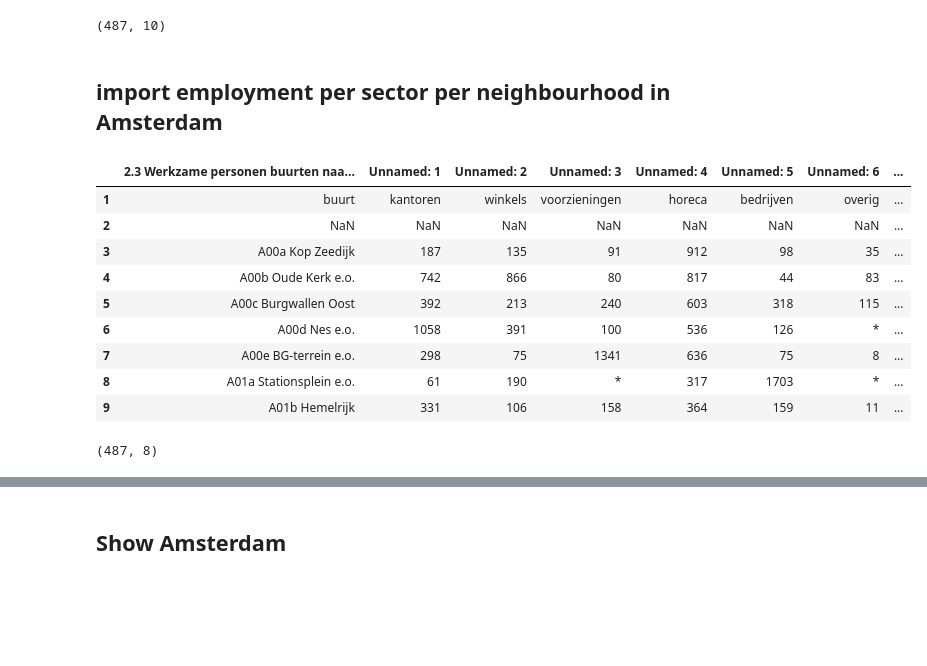
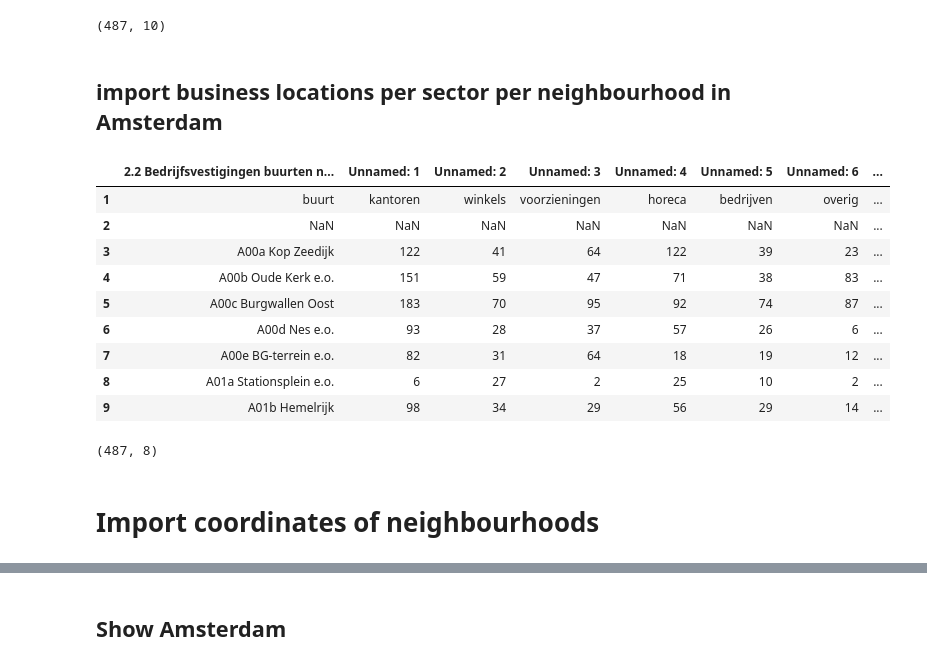
Before and after one commit to LeonBlueserve/Capstone, a Jupyter notebook: Dataset.ipynb, the cells around one changed output, grey strips where cells are left out. Drawn from its saved outputs; the diff is of its cells as text; code cells hidden in the pictures; blank space fills up the shorter version.

```diff
--- a/Dataset.ipynb
+++ b/Dataset.ipynb
@@ -59,23 +61,25 @@ dfcord.shape
 # %% [output]
 (487, 10)
 # %% [markdown]
-## import employment per sector per neighbourhood in Amsterdam
+## import business locations per sector per neighbourhood in Amsterdam
 # %%
-url2 = "https://api.data.amsterdam.nl/dcatd/datasets/-fotdSpwjmSK9Q/purls/3"
+url2 = "https://api.data.amsterdam.nl/dcatd/datasets/-fotdSpwjmSK9Q/purls/2"
 dfsectors = pd.read_excel(url2)
 dfsectors[1:10]
 # %% [output]
-|  | 2.3 Werkzame personen buurten naa... | Unnamed: 1 | Unnamed: 2 | Unnamed: 3 | Unnamed: 4 | Unnamed: 5 | Unnamed: 6 | ... |
+|  | 2.2 Bedrijfsvestigingen buurten n... | Unnamed: 1 | Unnamed: 2 | Unnamed: 3 | Unnamed: 4 | Unnamed: 5 | Unnamed: 6 | ... |
 | 1 | buurt | kantoren | winkels | voorzieningen | horeca | bedrijven | overig | ... |
 | 2 | NaN | NaN | NaN | NaN | NaN | NaN | NaN | ... |
-| 3 | A00a Kop Zeedijk | 187 | 135 | 91 | 912 | 98 | 35 | ... |
-| 4 | A00b Oude Kerk e.o. | 742 | 866 | 80 | 817 | 44 | 83 | ... |
-| 5 | A00c Burgwallen Oost | 392 | 213 | 240 | 603 | 318 | 115 | ... |
-| 6 | A00d Nes e.o. | 1058 | 391 | 100 | 536 | 126 | * | ... |
-| 7 | A00e BG-terrein e.o. | 298 | 75 | 1341 | 636 | 75 | 8 | ... |
-| 8 | A01a Stationsplein e.o. | 61 | 190 | * | 317 | 1703 | * | ... |
-| 9 | A01b Hemelrijk | 331 | 106 | 158 | 364 | 159 | 11 | ... |
+| 3 | A00a Kop Zeedijk | 122 | 41 | 64 | 122 | 39 | 23 | ... |
+| 4 | A00b Oude Kerk e.o. | 151 | 59 | 47 | 71 | 38 | 83 | ... |
+| 5 | A00c Burgwallen Oost | 183 | 70 | 95 | 92 | 74 | 87 | ... |
+| 6 | A00d Nes e.o. | 93 | 28 | 37 | 57 | 26 | 6 | ... |
+| 7 | A00e BG-terrein e.o. | 82 | 31 | 64 | 18 | 19 | 12 | ... |
+| 8 | A01a Stationsplein e.o. | 6 | 27 | 2 | 25 | 10 | 2 | ... |
+| 9 | A01b Hemelrijk | 98 | 34 | 29 | 56 | 29 | 14 | ... |
 # %%
 dfsectors.shape
 # %% [output]
 (487, 8)
+# %% [markdown]
+# Import coordinates of neighbourhoods
```
Also changed, not shown: parts of 110 cells of this notebook.
